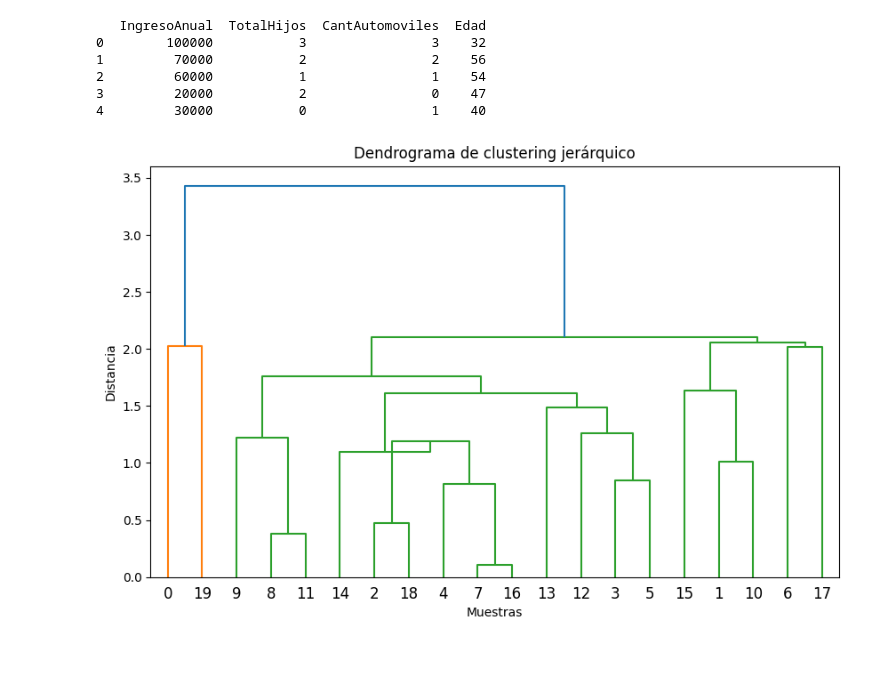
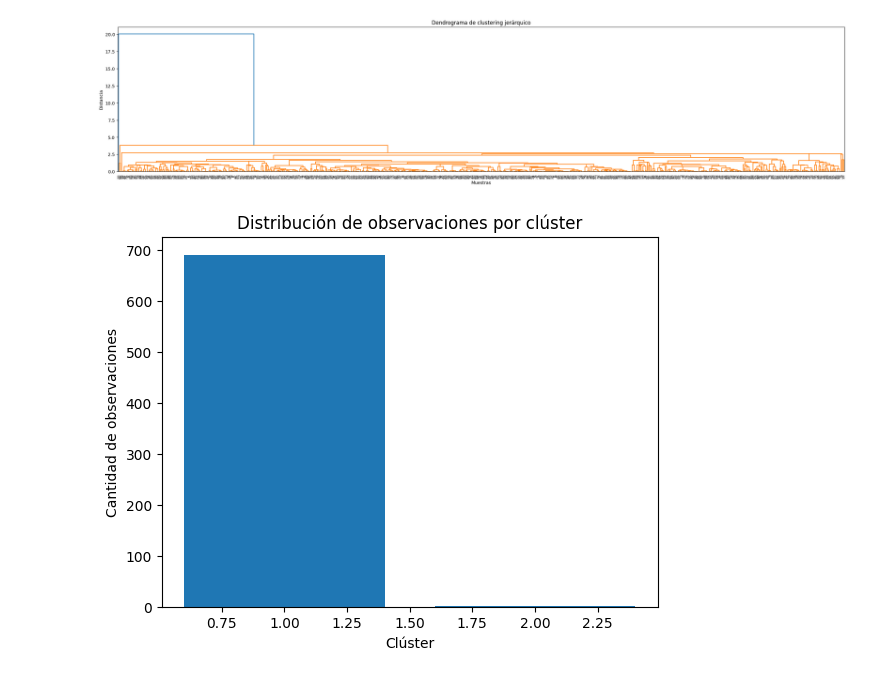
Before and after one commit to MartinSola55/MineriaDeDatos, a Jupyter notebook: Clustering Jerárquico.ipynb, the cells around one changed output. Cells and saved outputs as stored; diff of their text form; code cells hidden in the pictures.

```diff
--- a/Clustering Jerárquico.ipynb
+++ b/Clustering Jerárquico.ipynb
@@ -1,45 +1,52 @@
 # %%
 #importamos paquetes necesarios
 import pandas as pd
 import numpy as np
 import matplotlib.pyplot as plt
-from scipy.cluster.hierarchy import dendrogram, linkage
-from sklearn.datasets import load_iris
+from scipy.cluster.hierarchy import dendrogram, linkage, fcluster
+from sklearn.preprocessing import MinMaxScaler, StandardScaler
 
 path = "C:/Users/Martin/OneDrive/Documentos/U.T.N/4to ISI/Minería de Datos/TP Integrador/data";
 df = pd.read_csv(path + "/predicciones (si-si).csv", sep=';',encoding='utf8')
 df.head()
 df = df[["IngresoAnual","TotalHijos","CantAutomoviles","Edad"]]
 df.describe()
 
-from sklearn.preprocessing import StandardScaler
-
 # Estandarizar la matriz de enlace Z utilizando StandardScaler
-scaler = StandardScaler()
+scaler = StandardScaler() #MinMaxScaler()
 df_Z = scaler.fit_transform(df)
-
-# Imprimir las primeras filas del conjunto de datos
-print(df.head())
 
 
 df_Z = pd.DataFrame(df_Z, columns=["IngresoAnual","TotalHijos","CantAutomoviles","Edad"])
 
-
 # Realizar clustering jerárquico utilizando enlace completo (complete linkage)
-Z = linkage(df_Z.head(20),'centroid')
+Z = linkage(df_Z,'centroid')
 
 # Crear un dendrograma
-plt.figure(figsize=(10, 6))
+plt.figure(figsize=(30, 6))
 dendrogram(Z)
 plt.title('Dendrograma de clustering jerárquico')
 plt.xlabel('Muestras')
 plt.ylabel('Distancia')
 plt.show()
+
+# Asigna los clústeres a las muestras
+num_clusteres = 2
+asignaciones = fcluster(Z, num_clusteres, criterion='maxclust')
+
+
+# Agrega la variable "Cluster"
+df['Cluster'] = asignaciones
+
+# Observaciones por cluster
+cluster_counts = df['Cluster'].value_counts()
+
+# Gráfica de barras de observaciones por cluster
+plt.bar(cluster_counts.index, df['Cluster'].value_counts())
+plt.xlabel('Clúster')
+plt.ylabel('Cantidad de observaciones')
+plt.title('Distribución de observaciones por clúster')
+plt.show()
 # %% [output]
-   IngresoAnual  TotalHijos  CantAutomoviles  Edad
-0        100000           3                3    32
-1         70000           2                2    56
-2         60000           1                1    54
-3         20000           2                0    47
-4         30000           0                1    40
-[figure, old version]
+[figure, new version]
+[figure, added]
```
Also changed, not shown: 4 other files.
